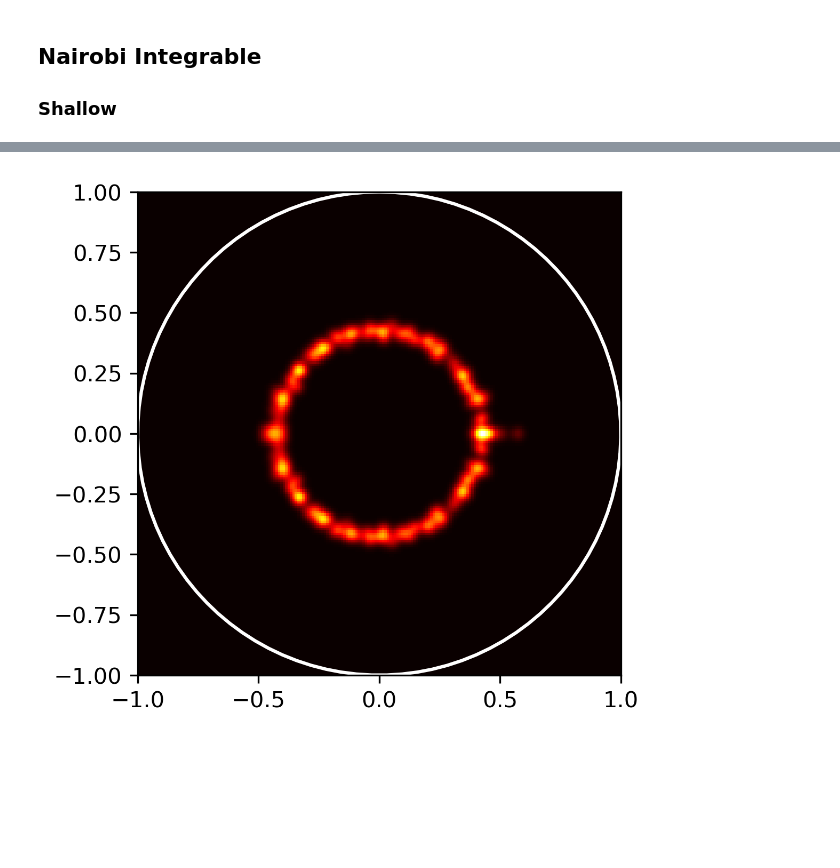
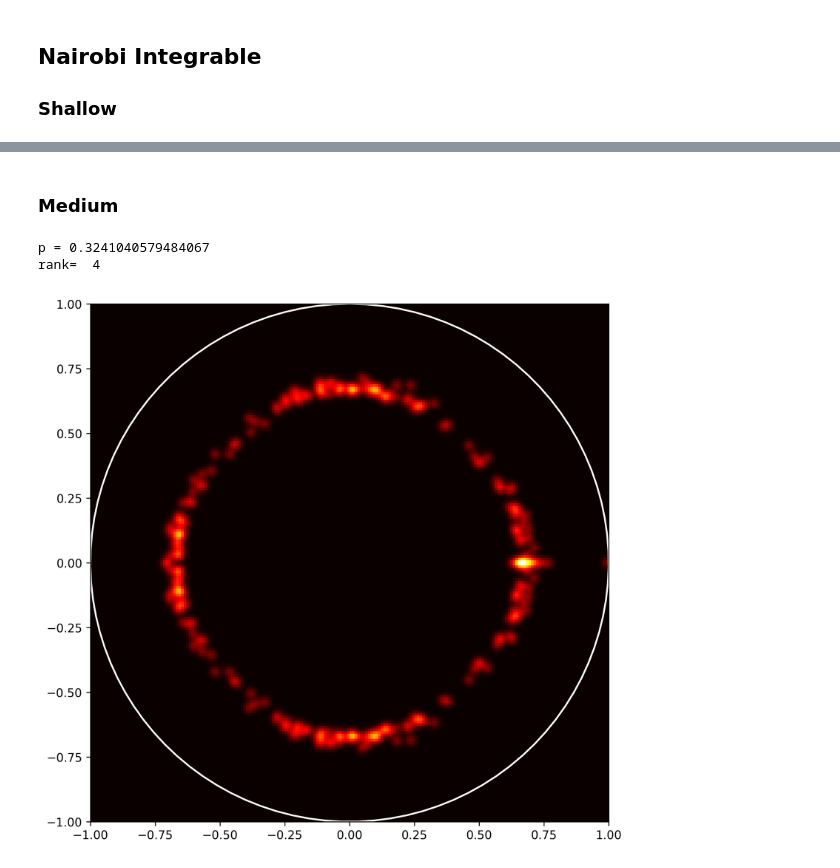
Before and after one commit to KristianWold/experimental-quantum-spectrum, a Jupyter notebook: notebooks/nisq_spectrum/integrability/Integrable Circuit Spectrum, Analysis copy.ipynb, the cells around one changed output, grey strips where cells are left out. Drawn from its saved outputs; the diff is of its cells as text; code cells hidden in the pictures; blank space fills up the shorter version.

Commit message:
Perform proper diluted fitting for integrable and non-integrable data

```diff
--- a/notebooks/nisq_spectrum/integrability/Integrable Circuit Spectrum, Analysis copy.ipynb
+++ b/notebooks/nisq_spectrum/integrability/Integrable Circuit Spectrum, Analysis copy.ipynb
@@ -122,0 +115,15 @@ channel_diluted = DilutedKrausMap(U=U, c=0.42, kraus_part=KrausMap(d, rank=40))
+# %% [markdown]
+### Medium
+# %%
+model = loader(path1 + "nairobi_4qubit_integrable_medium.model")
+model_diluted = loader(path1 + "diluted_fitting_integrable_medium.model")[1]
+
+channel_diluted = model_diluted.channel
+U = channel_diluted.U[0,0]
+channel_unitary = ChoiMapStatic(U, mode="unitary")
+
+print("p =",1- channel_diluted.c.numpy())
+print("rank= ",channel_diluted.kraus_part.rank)
+# %% [output]
+p = 0.3241040579484067
+rank=  4
@@ -123,16 +137,17 @@ channel_diluted = DilutedKrausMap(U=U, c=0.42, kraus_part=KrausMap(d, rank=40))
 # %%
-spectrum_model1 = channel_spectrum(model1.channel, use_coords=True, keep_unity=False)
-rho = coat_spectrum(spectrum_model1, sigma=0.02, grid_size=200)
+spectrum_model = channel_spectrum(model.channel, use_coords=True)
+rho = coat_spectrum(spectrum_model, sigma=0.015, grid_size=200)
 
 t = np.linspace(0, 2*np.pi, 100)
 circle = [np.sin(t), np.cos(t)]
 
-fig = plt.figure(figsize=(4,4), dpi = 300, facecolor='w', edgecolor='k')
+fig = plt.figure(figsize=(8,8), dpi = 300, facecolor='w', edgecolor='k')
 ax = fig.add_subplot(111)
 ax.set_aspect(1)
 
 plt.imshow(rho, extent=[-1, 1, -1, 1], cmap='hot')
 plt.plot(*circle, "w")
+plt.savefig("figures/nairobi_4qubit_integrable_medium_smeared.pdf")
 plt.show()
 # %% [output]
-[figure, old version]
+[figure, new version]
```
Also changed, not shown: parts of 29 cells of this notebook, 24 other files.
